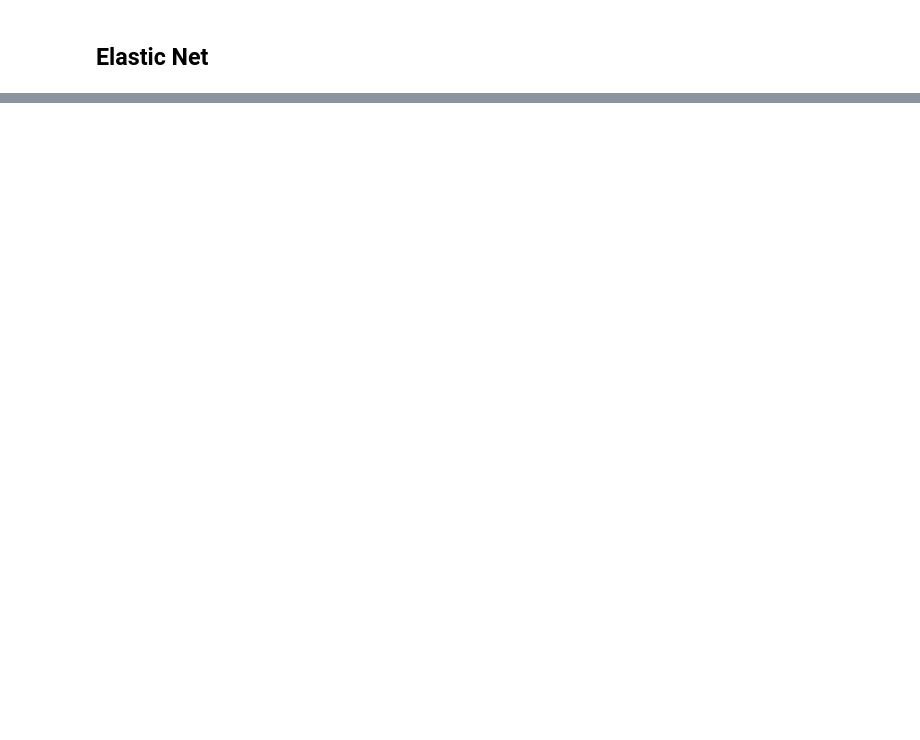
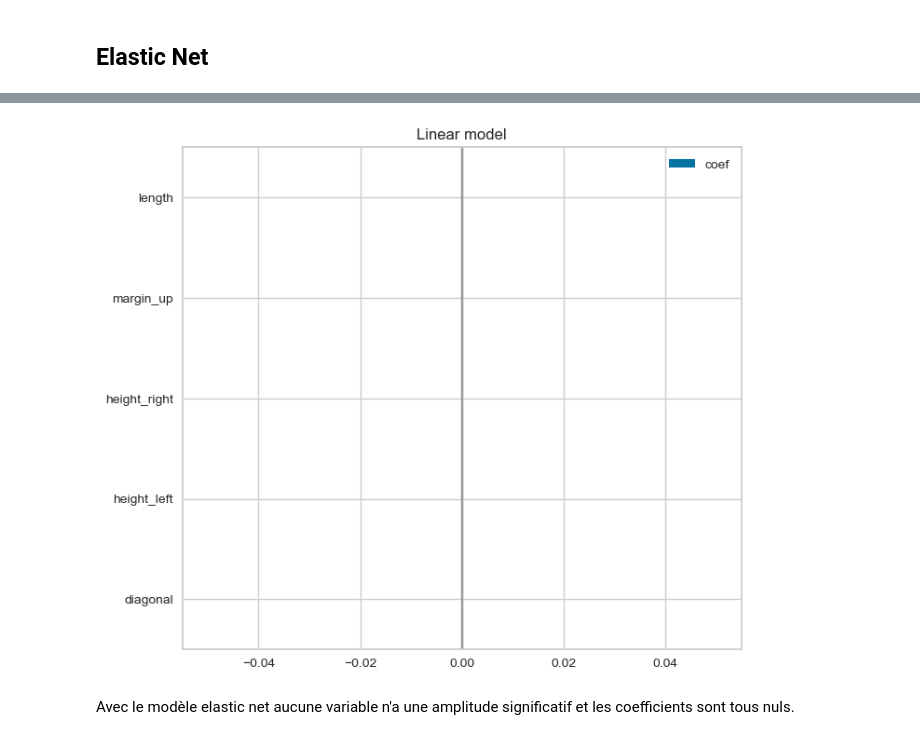
Before and after one commit to ndionematy/IML-ISE---TP1-regression-2024, a Jupyter notebook: MatyNDIONE_ISE2.ipynb, the cells around one changed output, grey strips where cells are left out. Saved outputs shown, nothing was run; the diff lists cells and outputs as text; code cells hidden in the pictures; blank space fills up the shorter version.

```diff
--- a/MatyNDIONE_ISE2.ipynb
+++ b/MatyNDIONE_ISE2.ipynb
@@ -258,0 +296,6 @@ print("mse in test dataset",error(X_test, y_test, elasticnet))
+# %%
+reg_pipe = Pipeline(steps=[("scaler", StandardScaler()),
+                           ("regressor", linear_model.ElasticNet(alpha = 0.9)),
+                          ]
+                   )
+reg_pipe
@@ -258,0 +329,4 @@ print("mse in test dataset",error(X_test, y_test, elasticnet))
+# %%
+df_feature_importance = pd.DataFrame(reg_pipe[-1].coef_, columns=["coef"], index=['diagonal', 'height_left', 'height_right', 'margin_up', 'length'])
+print(f"Shape: {df_feature_importance.shape}")
+df_feature_importance.head()
@@ -258,0 +341,12 @@ print("mse in test dataset",error(X_test, y_test, elasticnet))
+# %%
+(df_feature_importance
+ .sort_values("coef", key=lambda v: abs(v), ascending=True)
+ .plot(kind="barh", figsize=(10, 7))
+)
+plt.title("Linear model")
+plt.axvline(x=0, color='.6')
+plt.subplots_adjust(left=.3)
+# %% [output]
+[figure, added]
+# %% [markdown]
+Avec le modèle elastic net aucune variable n'a une amplitude significatif et les coefficients sont tous nuls.
```
Also changed, not shown: parts of 12 cells of this notebook, 1 other file.
